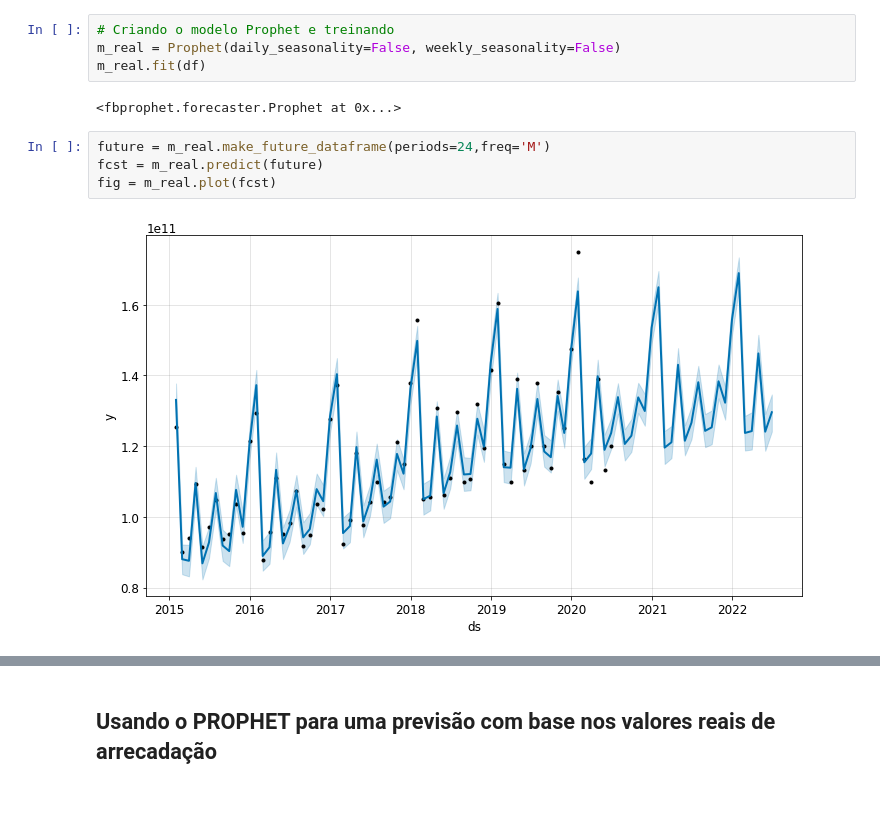
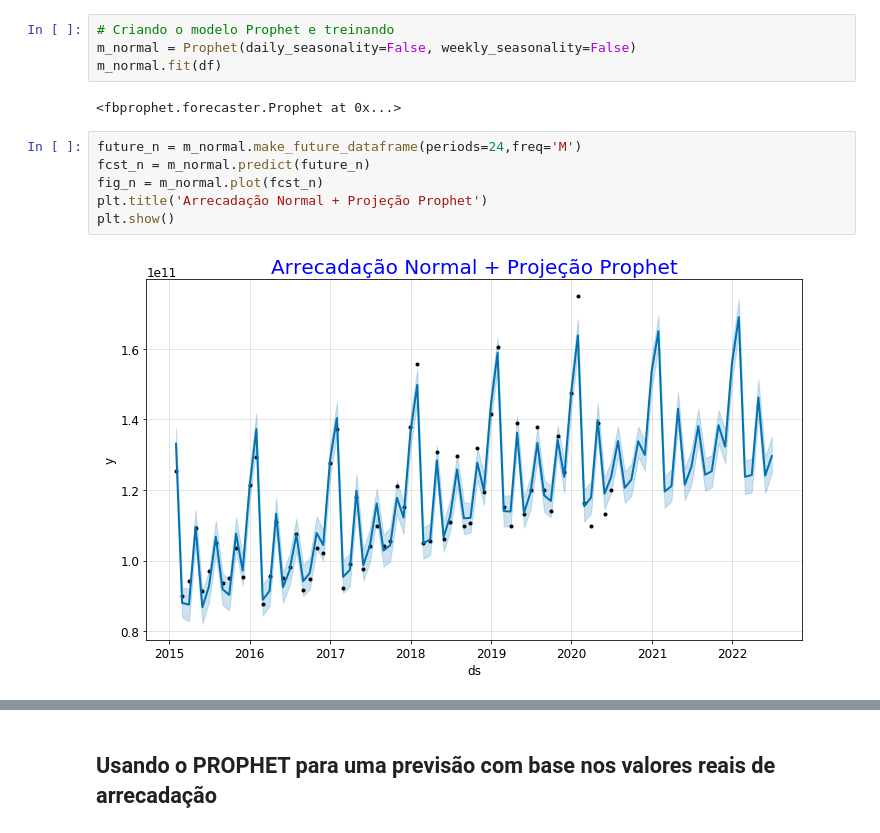
Before and after one commit to grmarcolini/TCC-Bigdata, a Jupyter notebook: 05.4-Machine_Learning-PROPHET.ipynb, the cells around one changed output, grey strips where cells are left out. Cells and saved outputs as stored; diff of their text form; blank space fills up the shorter version.

```diff
--- a/05.4-Machine_Learning-PROPHET.ipynb
+++ b/05.4-Machine_Learning-PROPHET.ipynb
@@ -145,14 +145,16 @@ df.reset_index(inplace=True)
 df.columns=['ds','y']
 # %%
 # Criando o modelo Prophet e treinando
-m_real = Prophet(daily_seasonality=False, weekly_seasonality=False)
-m_real.fit(df)
+m_normal = Prophet(daily_seasonality=False, weekly_seasonality=False)
+m_normal.fit(df)
 # %% [output]
 <fbprophet.forecaster.Prophet at 0x...>
-# %%
-future = m_real.make_future_dataframe(periods=24,freq='M')
-fcst = m_real.predict(future)
-fig = m_real.plot(fcst)
-# %% [output]
-[figure, removed]
+# %%
+future_n = m_normal.make_future_dataframe(periods=24,freq='M')
+fcst_n = m_normal.predict(future_n)
+fig_n = m_normal.plot(fcst_n)
+plt.title('Arrecadação Normal + Projeção Prophet')
+plt.show()
+# %% [output]
+[figure, added]
 # %%
```
Also changed, not shown: parts of 3 cells of this notebook.
